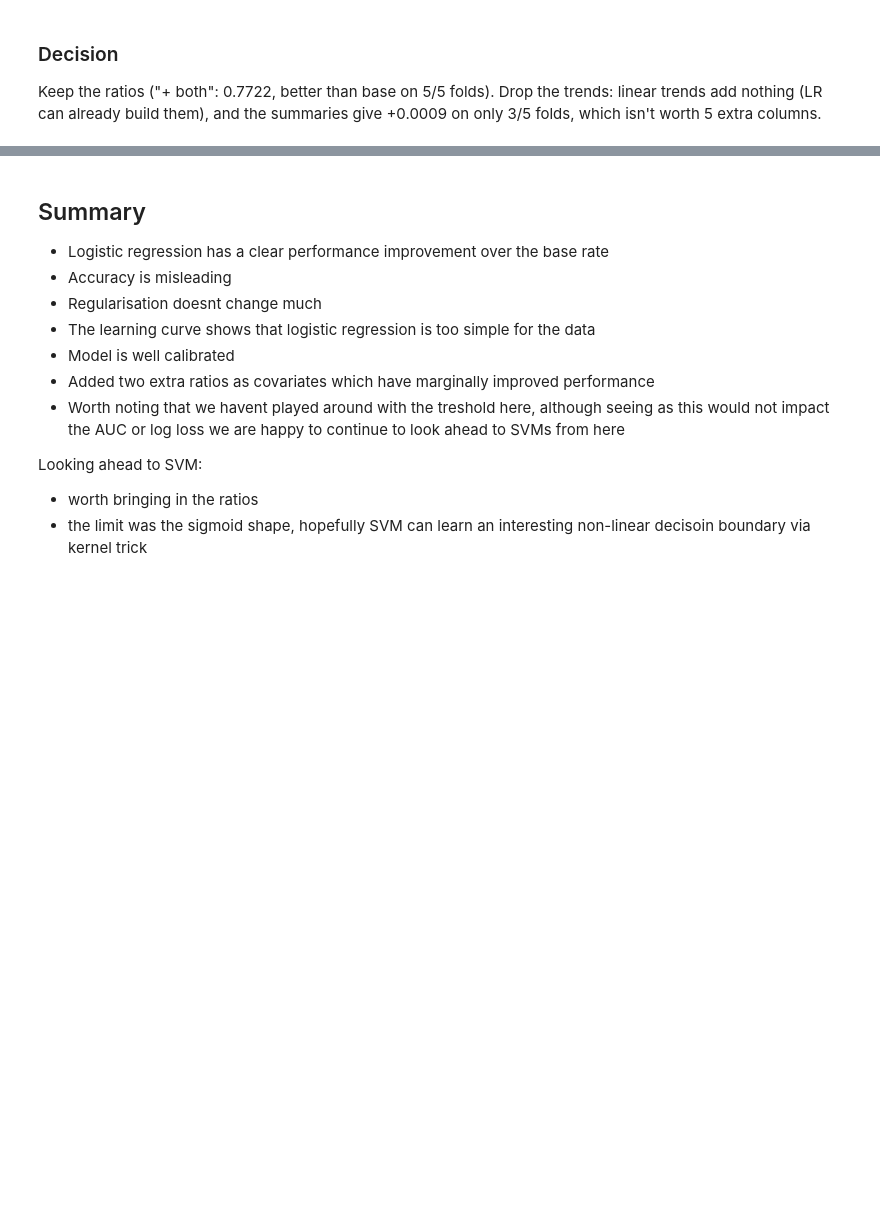
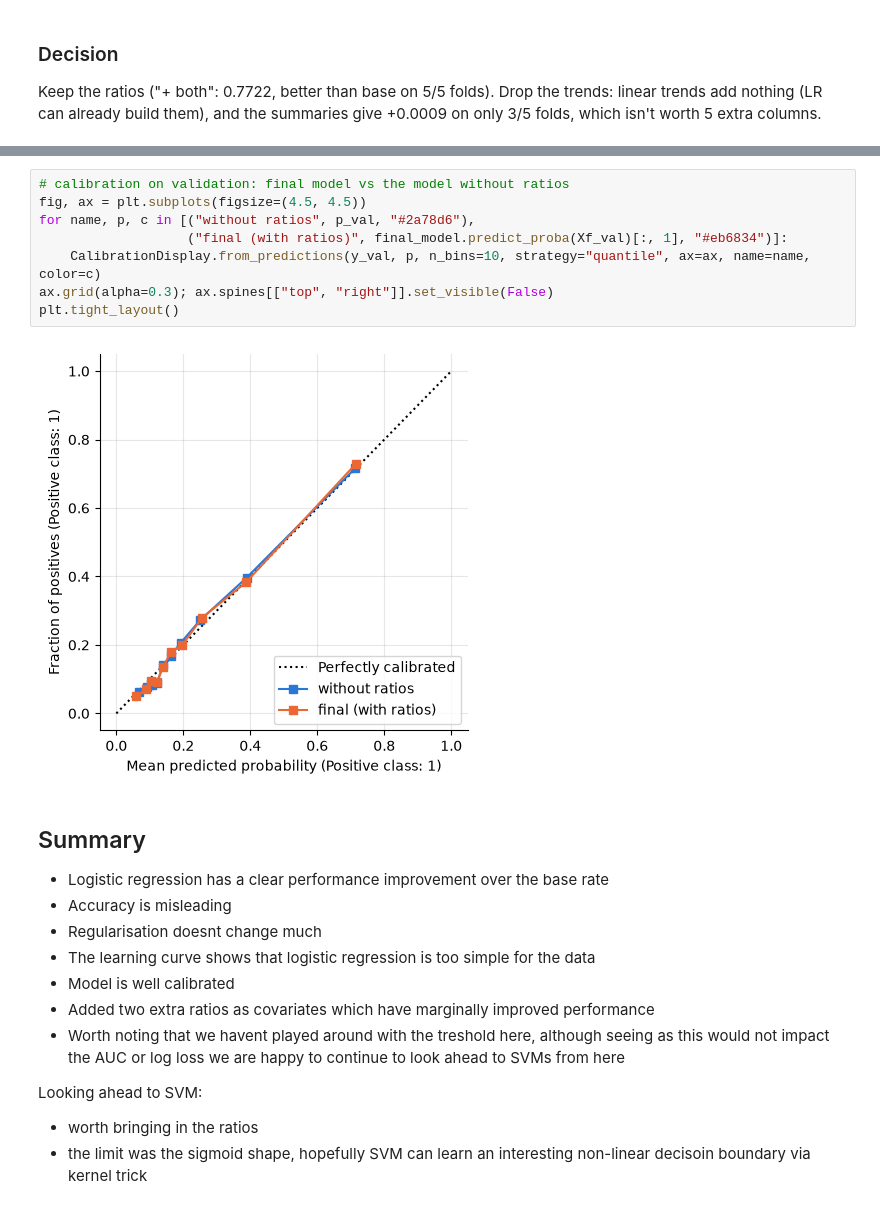
Before and after one commit to Oscar339/dst-sprint1, a Jupyter notebook: Oscar/02-logistic-regression.ipynb, the cells around one changed output, grey strips where cells are left out. Saved outputs shown, nothing was run; the diff lists cells and outputs as text; blank space fills up the shorter version.

```diff
--- a/Oscar/02-logistic-regression.ipynb
+++ b/Oscar/02-logistic-regression.ipynb
@@ -395,3 +476,13 @@ Keep the ratios ("+ both": 0.7722, better than base on 5/5 folds). Drop the tren
+# %%
+# calibration on validation: final model vs the model without ratios
+fig, ax = plt.subplots(figsize=(4.5, 4.5))
+for name, p, c in [("without ratios", p_val, "#2a78d6"),
+                   ("final (with ratios)", final_model.predict_proba(Xf_val)[:, 1], "#eb6834")]:
+    CalibrationDisplay.from_predictions(y_val, p, n_bins=10, strategy="quantile", ax=ax, name=name, color=c)
+ax.grid(alpha=0.3); ax.spines[["top", "right"]].set_visible(False)
+plt.tight_layout()
+# %% [output]
+[figure, added]
 # %% [markdown]
 ## Summary
 
```
Also changed, not shown: parts of 7 cells of this notebook, 4 other files.
